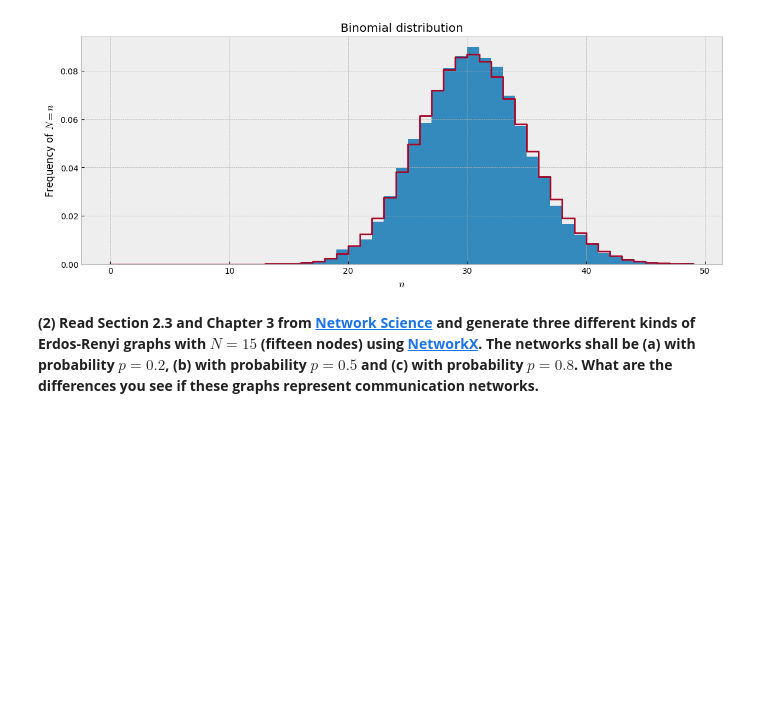
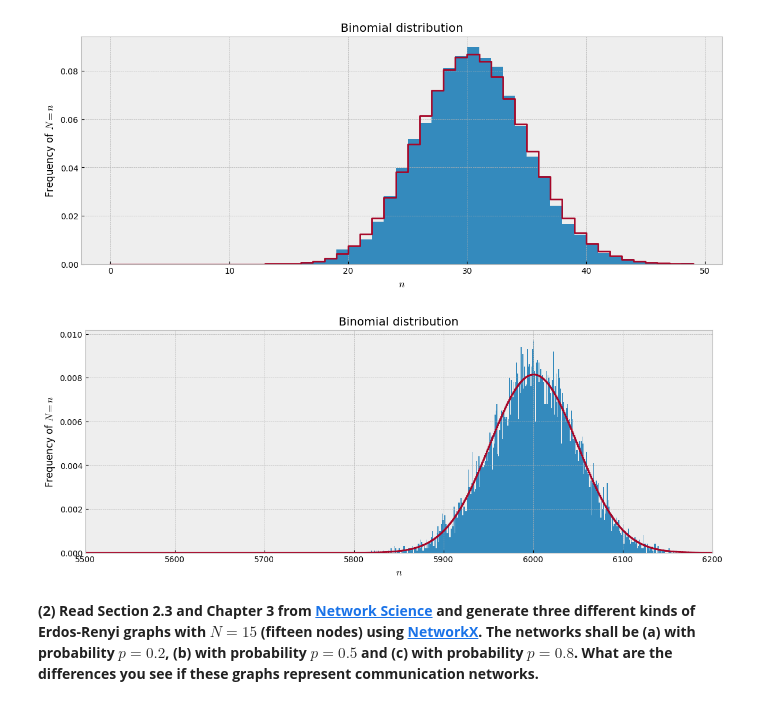
Before and after one commit to 3p10/intro-iot-systems, a Jupyter notebook: Week 5/homework-w5.ipynb, the cells around one changed output. Cells and saved outputs as stored; diff of their text form; code cells hidden in the pictures; blank space fills up the shorter version.

```diff
--- a/Week 5/homework-w5.ipynb
+++ b/Week 5/homework-w5.ipynb
@@ -101,6 +101,18 @@ plt.title('Binomial distribution')
 plt.show()
 # %% [output]
 [figure]
+# %%
+n = np.arange(6200)
+plt.figure(figsize=(14,5))
+plt.hist(b,n_bins6,density=True)
+plt.step(n, binom.pmf(n, 10000, 0.6), where='post', label='$n=10000, p=0.6$')
+plt.xlabel('$n$')
+plt.ylabel('Frequency of $N = n$')
+plt.title('Binomial distribution')
+plt.xlim([5500, 6200])
+plt.show()
+# %% [output]
+[figure, added]
 # %% [markdown]
 **(2) Read Section 2.3 and Chapter 3 from [Network Science](http://networksciencebook.com/) and generate three different kinds of Erdos-Renyi graphs with $N=15$ (fifteen nodes) using [NetworkX](https://networkx.github.io/documentation/stable/reference/generated/networkx.generators.random_graphs.erdos_renyi_graph.html?highlight=erdos#networkx.generators.random_graphs.erdos_renyi_graph).
 The networks shall be (a)  with probability $p=0.2$, (b) with probability $p=0.5$ and (c) with probability $p=0.8$. What are the differences you see if these graphs represent communication networks.**
```
Also changed, not shown: parts of 1 cell of this notebook.
